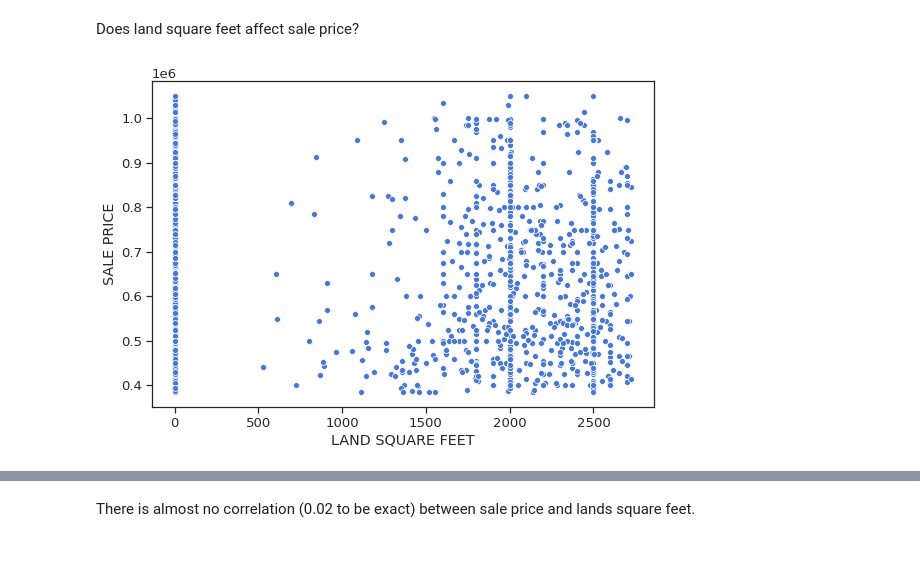
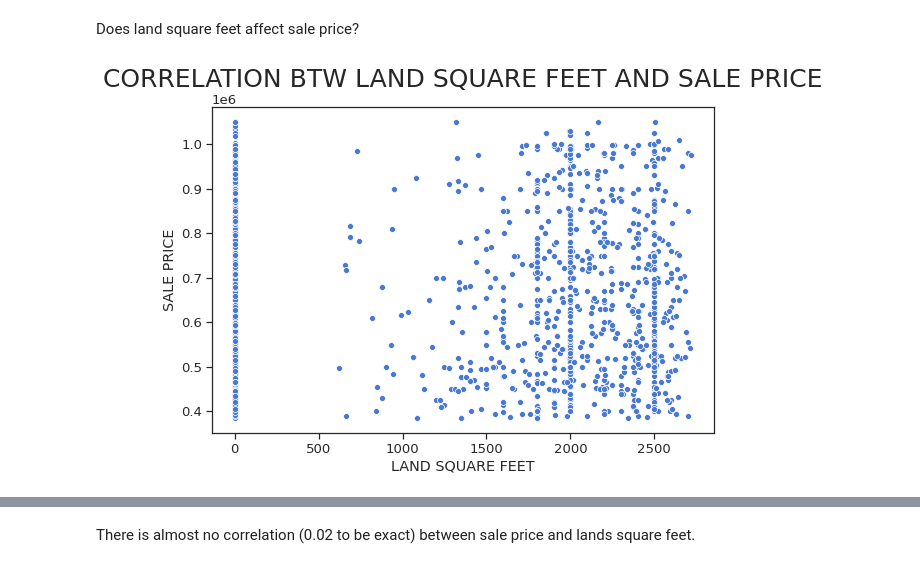
Before and after one commit to qlin1996/NYC_Property_Sales, a Jupyter notebook: NYC_Property_Sales.ipynb, the cells around one changed output, grey strips where cells are left out. Cells and saved outputs as stored; diff of their text form; code cells hidden in the pictures.

```diff
--- a/NYC_Property_Sales.ipynb
+++ b/NYC_Property_Sales.ipynb
@@ -128,8 +130,7 @@ print(predrop['BUILDING CLASS'].unique())
  '34 THEATRES' '39 TRANSPORTATION FACILITIES']
 # %%
 # after filtering out first two number and the extra space, there were 47 unique building types
-predrop['BUILDING CLASS'] = predrop['BUILDING CLASS'].str[2:]
-predrop['BUILDING CLASS'] = predrop['BUILDING CLASS'].apply(lambda x : x[1:] if x.startswith(" ") else x)
+predrop['BUILDING CLASS'] = predrop['BUILDING CLASS'].str[3:]
 predrop['BUILDING CLASS'] = predrop['BUILDING CLASS'].apply(lambda x : x[1:] if x.startswith(" ") else x)
 print(predrop['BUILDING CLASS'].nunique())
 print(predrop['BUILDING CLASS'].unique())
@@ -177,13 +170,9 @@ Instead, I filled null values with their partner columns, assuming land square f
 # %%
-# fill missing columns values from 'LAND SQUARE FEET' and 'GROSS SQUARE FEET' with one another
-nyc_property_sales['LAND SQUARE FEET'] = nyc_property_sales['LAND SQUARE FEET'].mask((nyc_property_sales['LAND SQUARE FEET'].isnull()) & (nyc_property_sales['GROSS SQUARE FEET'].notnull()), nyc_property_sales['GROSS SQUARE FEET'])
-nyc_property_sales['GROSS SQUARE FEET'] = nyc_property_sales['GROSS SQUARE FEET'].mask((nyc_property_sales['LAND SQUARE FEET'].notnull()) & (nyc_property_sales['GROSS SQUARE FEET'].isnull()), nyc_property_sales['LAND SQUARE FEET'])
-
-# number -0 values
+# count number of -0 values for later use
 print(len(nyc_property_sales[nyc_property_sales['LAND SQUARE FEET']=='- 0']))
 print(len(nyc_property_sales[nyc_property_sales['GROSS SQUARE FEET']=='- 0']))
 
-# convert 'LAND SQUARE FEET' and 'GROSS SQUARE FEET' to numbers. if value is null, fill with -1 and then drop it later.
+# convert 'LAND SQUARE FEET' and 'GROSS SQUARE FEET' to numbers. if value is null, fill with -1 so we can drop it later.
 nyc_property_sales['LAND SQUARE FEET'] = nyc_property_sales['LAND SQUARE FEET'].fillna('-1').map(lambda s: re.sub(r'[\-\,\s]', '', s)).map(int)
 nyc_property_sales['GROSS SQUARE FEET'] = nyc_property_sales['GROSS SQUARE FEET'].fillna('-1').map(lambda s: re.sub(r'[\-\,\s]', '', s)).map(int)
 # %% [output]
@@ -502,13 +513,14 @@ Does land square feet affect sale price?
 # %%
 # Land square feet vs sale price
 # For the plot, I excluded outliers (top and bottom 25%) and only graphed 20% of the population to it easier for the eyes.
 price_and_sqft_cleaned = nyc_property_sales[(nyc_property_sales['SALE PRICE'].between(nyc_property_sales['SALE PRICE'].quantile(.25), nyc_property_sales['SALE PRICE'].quantile(.75))) & (nyc_property_sales['LAND SQUARE FEET'].between(nyc_property_sales['LAND SQUARE FEET'].quantile(.25), nyc_property_sales['LAND SQUARE FEET'].quantile(.75)))]
 nyc_property_sales_sample = price_and_sqft_cleaned.sample(frac=0.02)
 
 sns.scatterplot(x='LAND SQUARE FEET', y='SALE PRICE', data=nyc_property_sales_sample)
+plt.title('CORRELATION BTW LAND SQUARE FEET AND SALE PRICE', fontsize=25, pad=20)
 plt.show()
 # %% [output]
-[figure, old version]
+[figure, new version]
 # %%
 # correlation between sale price and land square feet
 nyc_property_sales['SALE PRICE'].corr(nyc_property_sales['LAND SQUARE FEET'])
```
Also changed, not shown: parts of 30 cells of this notebook.
